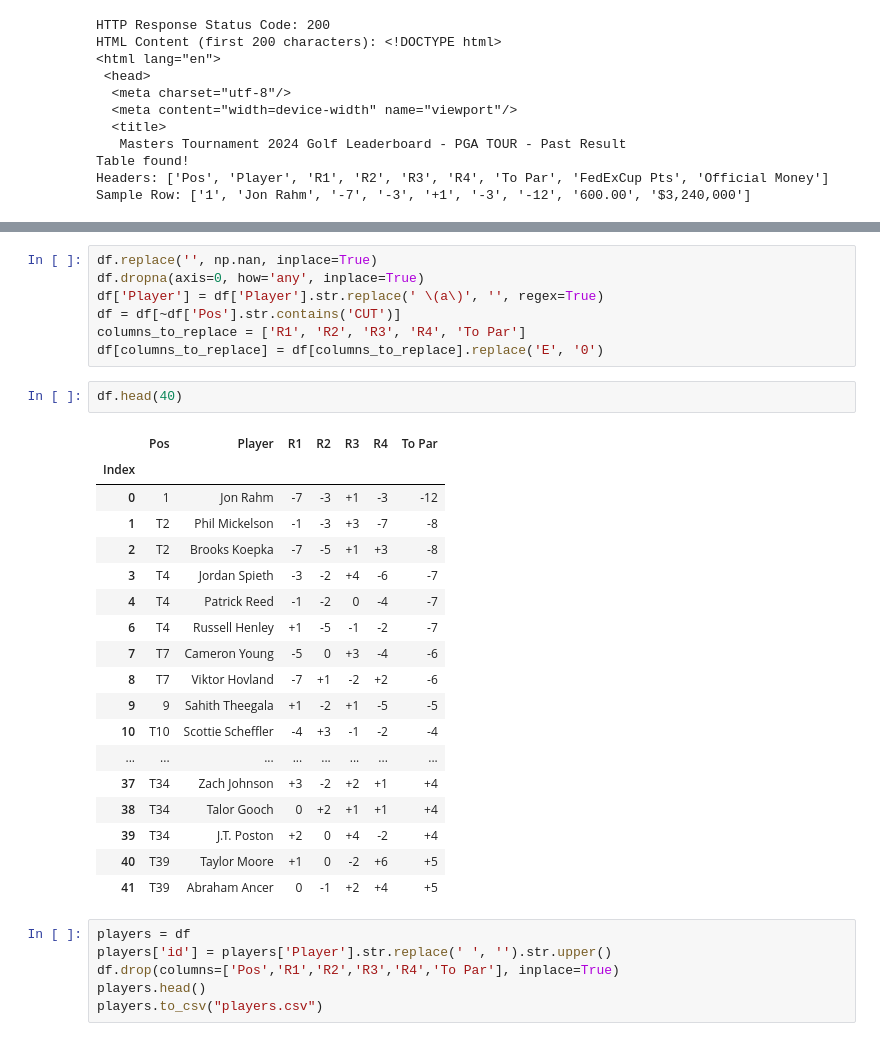
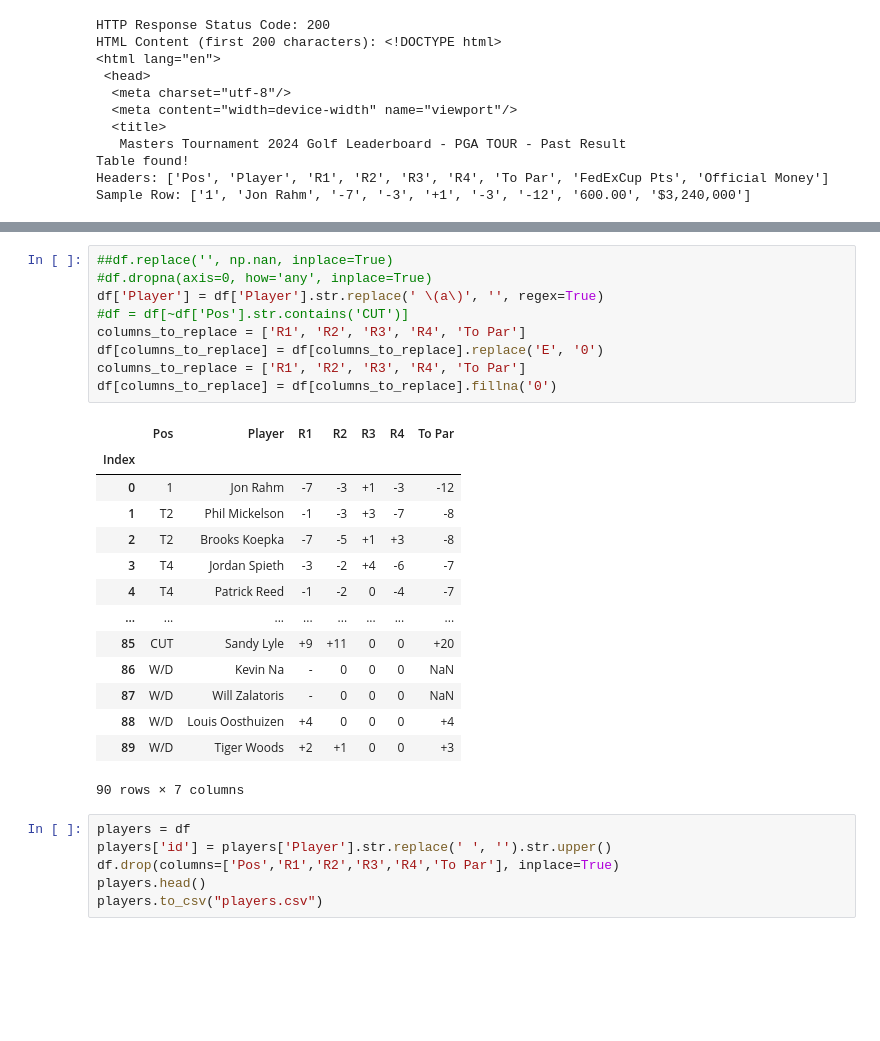
Before and after one commit to kylestrougo/chichi, a Jupyter notebook: sandbox.ipynb, the cells around one changed output, grey strips where cells are left out. Saved outputs shown, nothing was run; the diff lists cells and outputs as text; blank space fills up the shorter version.

```diff
--- a/sandbox.ipynb
+++ b/sandbox.ipynb
@@ -83,31 +151,28 @@ df.head(10)
 # %%
-df.replace('', np.nan, inplace=True)
-df.dropna(axis=0, how='any', inplace=True)
+##df.replace('', np.nan, inplace=True)
+#df.dropna(axis=0, how='any', inplace=True)
 df['Player'] = df['Player'].str.replace(' \(a\)', '', regex=True)
-df = df[~df['Pos'].str.contains('CUT')]
+#df = df[~df['Pos'].str.contains('CUT')]
 columns_to_replace = ['R1', 'R2', 'R3', 'R4', 'To Par']
 df[columns_to_replace] = df[columns_to_replace].replace('E', '0')
+columns_to_replace = ['R1', 'R2', 'R3', 'R4', 'To Par']
+df[columns_to_replace] = df[columns_to_replace].fillna('0')
 # %%
-df.head(40)
 # %% [output]
 |  | Pos | Player | R1 | R2 | R3 | R4 | To Par |
 | Index |  |  |  |  |  |  |  |
 | 0 | 1 | Jon Rahm | -7 | -3 | +1 | -3 | -12 |
 | 1 | T2 | Phil Mickelson | -1 | -3 | +3 | -7 | -8 |
 | 2 | T2 | Brooks Koepka | -7 | -5 | +1 | +3 | -8 |
 | 3 | T4 | Jordan Spieth | -3 | -2 | +4 | -6 | -7 |
 | 4 | T4 | Patrick Reed | -1 | -2 | 0 | -4 | -7 |
-| 6 | T4 | Russell Henley | +1 | -5 | -1 | -2 | -7 |
-| 7 | T7 | Cameron Young | -5 | 0 | +3 | -4 | -6 |
-| 8 | T7 | Viktor Hovland | -7 | +1 | -2 | +2 | -6 |
-| 9 | 9 | Sahith Theegala | +1 | -2 | +1 | -5 | -5 |
-| 10 | T10 | Scottie Scheffler | -4 | +3 | -1 | -2 | -4 |
 | ... | ... | ... | ... | ... | ... | ... | ... |
-| 37 | T34 | Zach Johnson | +3 | -2 | +2 | +1 | +4 |
-| 38 | T34 | Talor Gooch | 0 | +2 | +1 | +1 | +4 |
-| 39 | T34 | J.T. Poston | +2 | 0 | +4 | -2 | +4 |
-| 40 | T39 | Taylor Moore | +1 | 0 | -2 | +6 | +5 |
-| 41 | T39 | Abraham Ancer | 0 | -1 | +2 | +4 | +5 |
+| 85 | CUT | Sandy Lyle | +9 | +11 | 0 | 0 | +20 |
+| 86 | W/D | Kevin Na | - | 0 | 0 | 0 | NaN |
+| 87 | W/D | Will Zalatoris | - | 0 | 0 | 0 | NaN |
+| 88 | W/D | Louis Oosthuizen | +4 | 0 | 0 | 0 | +4 |
+| 89 | W/D | Tiger Woods | +2 | +1 | 0 | 0 | +3 |
+90 rows × 7 columns
 # %%
 players = df
 players['id'] = players['Player'].str.replace(' ', '').str.upper()
```
Also changed, not shown: parts of 6 cells of this notebook, 2 other files.
